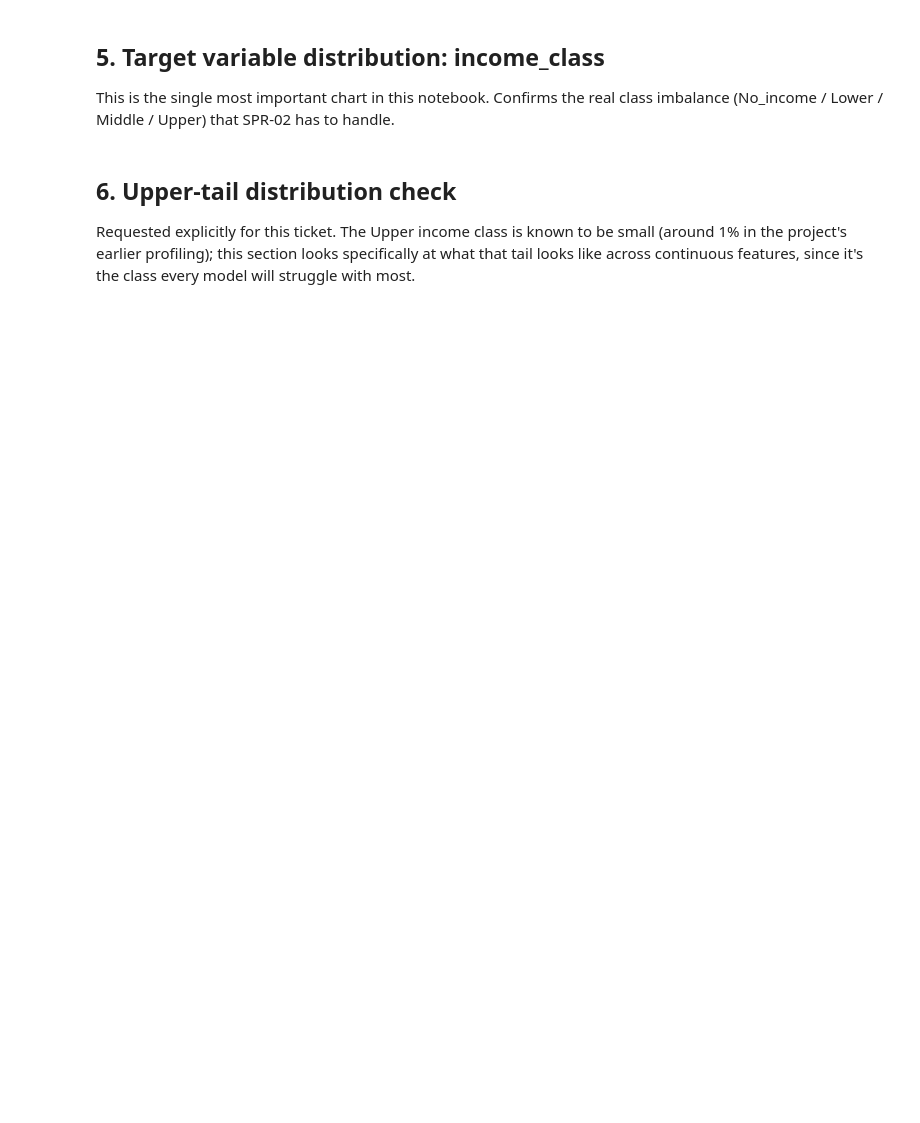
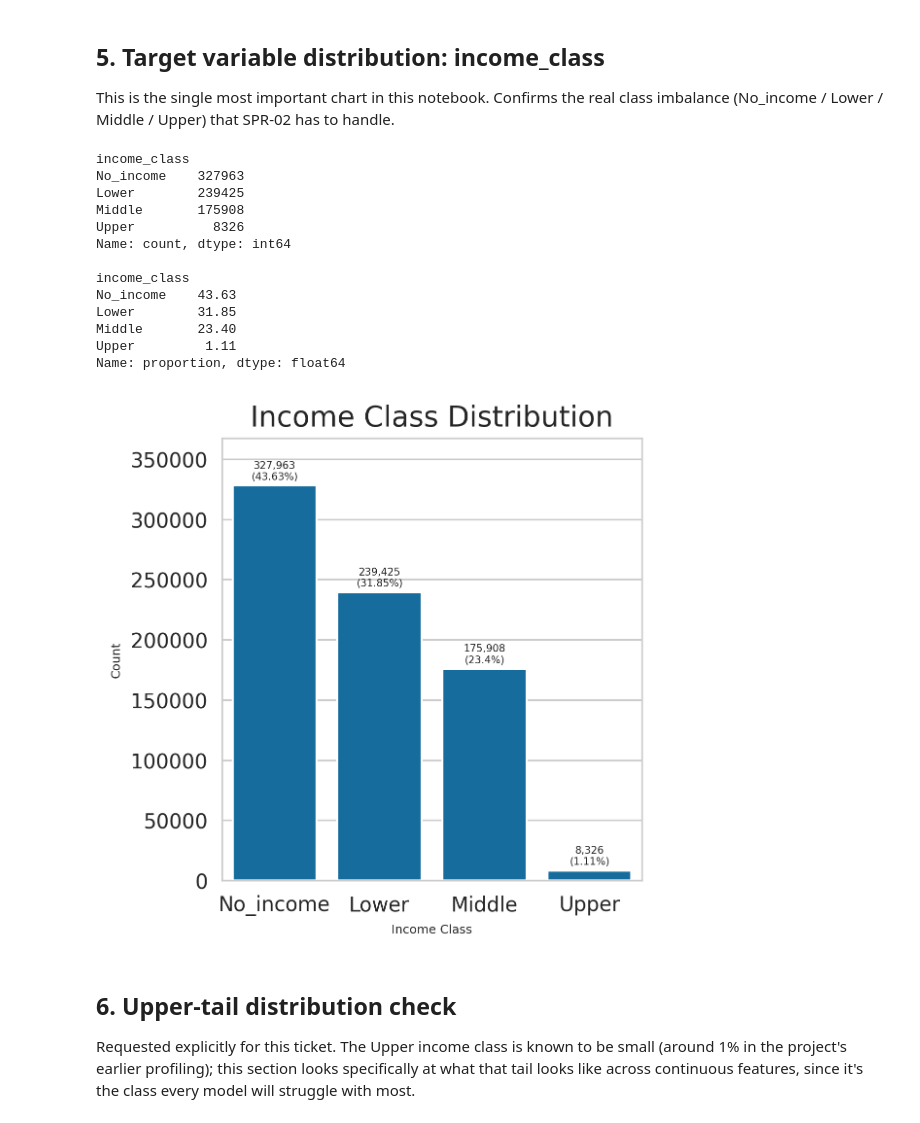
Before and after one commit to Sakhiur2022/Signal, a Jupyter notebook: notebooks/03_income_classification/03_eda_final_dataset.ipynb, the cells around one changed output. Drawn from its saved outputs; the diff is of its cells as text; code cells hidden in the pictures; blank space fills up the shorter version.

```diff
--- a/notebooks/03_income_classification/03_eda_final_dataset.ipynb
+++ b/notebooks/03_income_classification/03_eda_final_dataset.ipynb
@@ -85,22 +147,56 @@ This is the single most important chart in this notebook. Confirms the real clas
 # %%
 TARGET_COL = 'income_class'  # TODO: confirm this matches the actual column name from Section 2
 
 class_counts = df[TARGET_COL].value_counts()
 class_pct = df[TARGET_COL].value_counts(normalize=True).mul(100).round(2)
 
 print(class_counts)
 print()
 print(class_pct)
 
-plt.figure(figsize=(7, 5))
-ax = sns.countplot(data=df, x=TARGET_COL, order=class_counts.index, color=IEEE_PALETTE[0])
+plt.figure(figsize=(4, 4))
+ax = sns.countplot(
+    data=df,
+    x=TARGET_COL,
+    order=class_counts.index,
+    color=IEEE_PALETTE[0]
+)
+
+# Add a little space above the bars so labels fit
+plt.ylim(0, class_counts.max() * 1.12)
+
 for i, count in enumerate(class_counts.values):
     pct = class_pct.iloc[i]
-    ax.text(i, count, f'{count:,}\n({pct}%)', ha='center', va='bottom', fontsize=10)
+    ax.text(
+        i,
+        count + class_counts.max() * 0.01,
+        f'{count:,}\n({pct}%)',
+        ha='center',
+        va='bottom',
+        fontsize=5
+    )
+
 plt.title('Income Class Distribution')
-plt.xlabel('Income Class')
-plt.ylabel('Count')
+plt.xlabel('Income Class', fontsize=6)
+plt.ylabel('Count', fontsize=6)
+
+plt.tight_layout(pad=0.5)
 save_fig('target_distribution_income_class')
+# %% [output]
+income_class
+No_income    327963
+Lower        239425
+Middle       175908
+Upper          8326
+Name: count, dtype: int64
+
+income_class
+No_income    43.63
+Lower        31.85
+Middle       23.40
+Upper         1.11
+Name: proportion, dtype: float64
+[figure, added]
 # %% [markdown]
 ## 6. Upper-tail distribution check
 Requested explicitly for this ticket. The Upper income class is known to be small (around 1% in the project's earlier profiling); this section looks specifically at what that tail looks like across continuous features, since it's the class every model will struggle with most.
```
Also changed, not shown: parts of 16 cells of this notebook.
